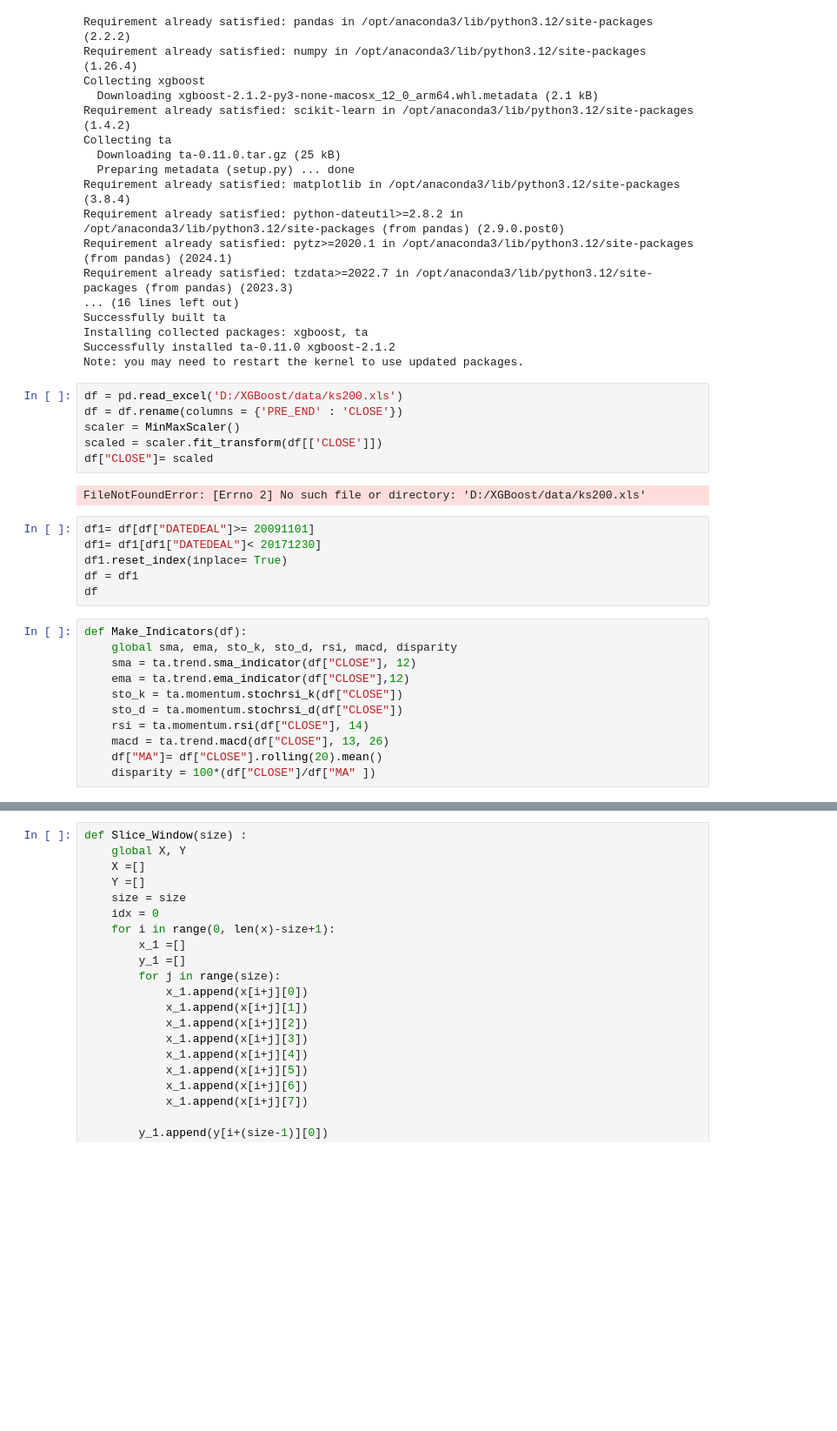
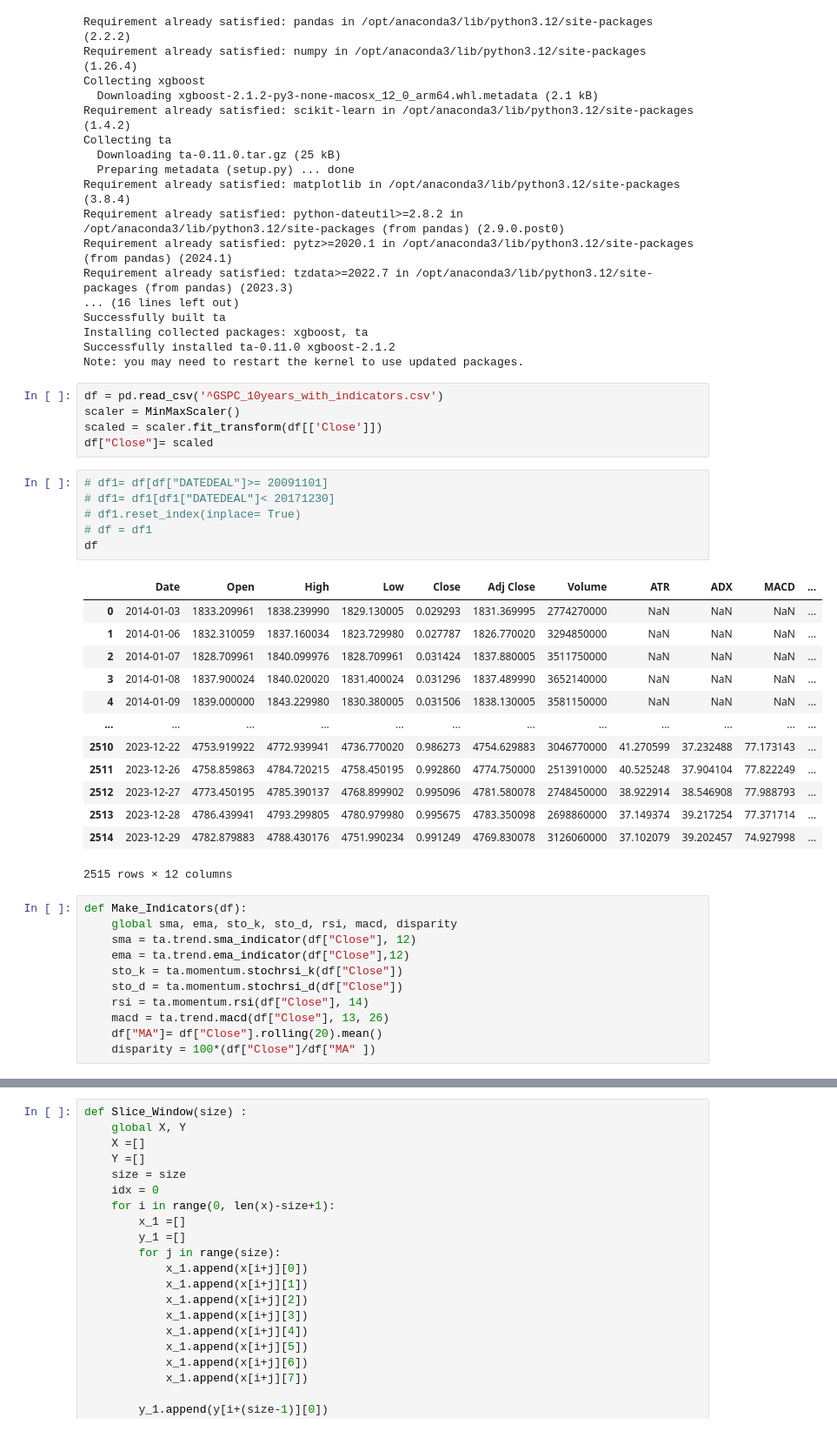
Before and after one commit to KaiOnNg/ML_Project, a Jupyter notebook: project.ipynb, the cells around one changed output, grey strips where cells are left out. Shown at 87% size. Saved outputs shown, nothing was run; the diff lists cells and outputs as text; blank space fills up the shorter version.

```diff
--- a/project.ipynb
+++ b/project.ipynb
@@ -28,30 +28,41 @@ Installing collected packages: xgboost, ta
 Successfully installed ta-0.11.0 xgboost-2.1.2
 Note: you may need to restart the kernel to use updated packages.
 # %%
-df = pd.read_excel('D:/XGBoost/data/ks200.xls')
-df = df.rename(columns = {'PRE_END' : 'CLOSE'})
+df = pd.read_csv('^GSPC_10years_with_indicators.csv')
 scaler = MinMaxScaler()
-scaled = scaler.fit_transform(df[['CLOSE']])
-df["CLOSE"]= scaled
+scaled = scaler.fit_transform(df[['Close']])
+df["Close"]= scaled
-# %% [output]
-FileNotFoundError: [Errno 2] No such file or directory: 'D:/XGBoost/data/ks200.xls'
 # %%
-df1= df[df["DATEDEAL"]>= 20091101]
-df1= df1[df1["DATEDEAL"]< 20171230]
-df1.reset_index(inplace= True)
-df = df1
+# df1= df[df["DATEDEAL"]>= 20091101]
+# df1= df1[df1["DATEDEAL"]< 20171230]
+# df1.reset_index(inplace= True)
+# df = df1
 df
+# %% [output]
+|  | Date | Open | High | Low | Close | Adj Close | Volume | ATR | ADX | MACD | ... |
+| 0 | 2014-01-03 | 1833.209961 | 1838.239990 | 1829.130005 | 0.029293 | 1831.369995 | 2774270000 | NaN | NaN | NaN | ... |
+| 1 | 2014-01-06 | 1832.310059 | 1837.160034 | 1823.729980 | 0.027787 | 1826.770020 | 3294850000 | NaN | NaN | NaN | ... |
+| 2 | 2014-01-07 | 1828.709961 | 1840.099976 | 1828.709961 | 0.031424 | 1837.880005 | 3511750000 | NaN | NaN | NaN | ... |
+| 3 | 2014-01-08 | 1837.900024 | 1840.020020 | 1831.400024 | 0.031296 | 1837.489990 | 3652140000 | NaN | NaN | NaN | ... |
+| 4 | 2014-01-09 | 1839.000000 | 1843.229980 | 1830.380005 | 0.031506 | 1838.130005 | 3581150000 | NaN | NaN | NaN | ... |
+| ... | ... | ... | ... | ... | ... | ... | ... | ... | ... | ... | ... |
+| 2510 | 2023-12-22 | 4753.919922 | 4772.939941 | 4736.770020 | 0.986273 | 4754.629883 | 3046770000 | 41.270599 | 37.232488 | 77.173143 | ... |
+| 2511 | 2023-12-26 | 4758.859863 | 4784.720215 | 4758.450195 | 0.992860 | 4774.750000 | 2513910000 | 40.525248 | 37.904104 | 77.822249 | ... |
+| 2512 | 2023-12-27 | 4773.450195 | 4785.390137 | 4768.899902 | 0.995096 | 4781.580078 | 2748450000 | 38.922914 | 38.546908 | 77.988793 | ... |
+| 2513 | 2023-12-28 | 4786.439941 | 4793.299805 | 4780.979980 | 0.995675 | 4783.350098 | 2698860000 | 37.149374 | 39.217254 | 77.371714 | ... |
+| 2514 | 2023-12-29 | 4782.879883 | 4788.430176 | 4751.990234 | 0.991249 | 4769.830078 | 3126060000 | 37.102079 | 39.202457 | 74.927998 | ... |
+2515 rows × 12 columns
 # %%
 def Make_Indicators(df):
     global sma, ema, sto_k, sto_d, rsi, macd, disparity
-    sma = ta.trend.sma_indicator(df["CLOSE"], 12)
-    ema = ta.trend.ema_indicator(df["CLOSE"],12)
-    sto_k = ta.momentum.stochrsi_k(df["CLOSE"])
-    sto_d = ta.momentum.stochrsi_d(df["CLOSE"])
-    rsi = ta.momentum.rsi(df["CLOSE"], 14)
-    macd = ta.trend.macd(df["CLOSE"], 13, 26)
-    df["MA"]= df["CLOSE"].rolling(20).mean()
-    disparity = 100*(df["CLOSE"]/df["MA" ])
+    sma = ta.trend.sma_indicator(df["Close"], 12)
+    ema = ta.trend.ema_indicator(df["Close"],12)
+    sto_k = ta.momentum.stochrsi_k(df["Close"])
+    sto_d = ta.momentum.stochrsi_d(df["Close"])
+    rsi = ta.momentum.rsi(df["Close"], 14)
+    macd = ta.trend.macd(df["Close"], 13, 26)
+    df["MA"]= df["Close"].rolling(20).mean()
+    disparity = 100*(df["Close"]/df["MA" ])
 # %%
 def Concat_ind(dataFrame) :
     global x, y
```
Also changed, not shown: parts of 6 cells of this notebook, 1 other file.
